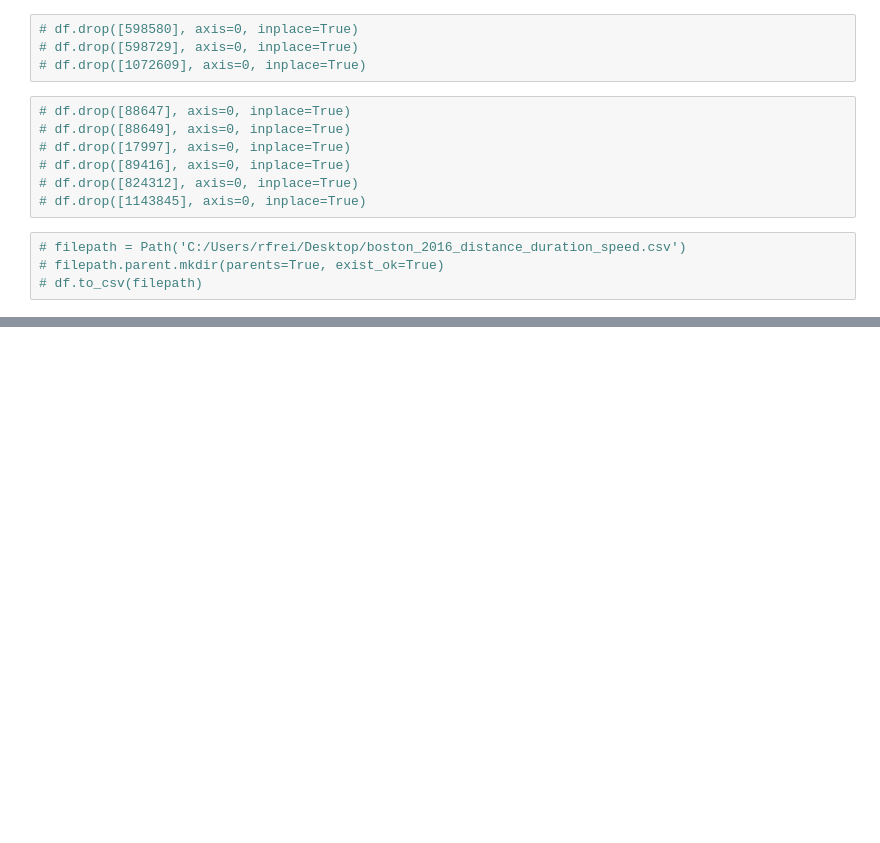
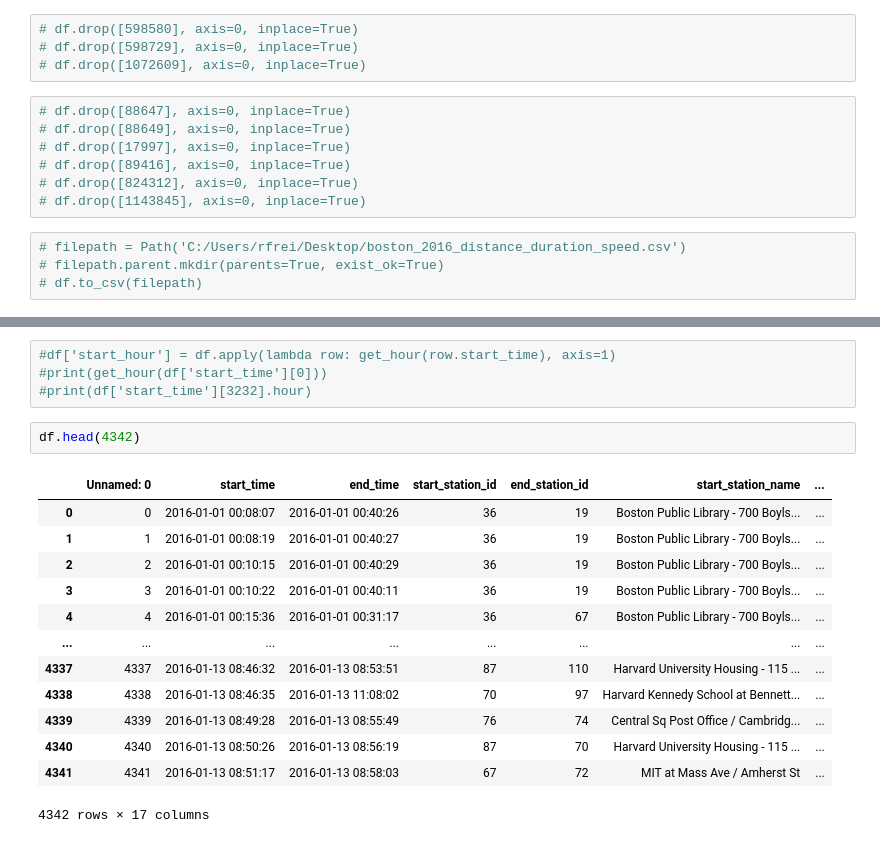
Before and after one commit to renefreitag/Data_Vipers, a Jupyter notebook: CBA/daniel_CBA.ipynb, the cells around one changed output, grey strips where cells are left out. Saved outputs shown, nothing was run; the diff lists cells and outputs as text; blank space fills up the shorter version.

```diff
--- a/CBA/daniel_CBA.ipynb
+++ b/CBA/daniel_CBA.ipynb
@@ -170,0 +215,20 @@ df.head()
+# %%
+#df['start_hour'] = df.apply(lambda row: get_hour(row.start_time), axis=1)
+#print(get_hour(df['start_time'][0]))
+#print(df['start_time'][3232].hour)
+# %%
+df.head(4342)
+# %% [output]
+|  | Unnamed: 0 | start_time | end_time | start_station_id | end_station_id | start_station_name | ... |
+| 0 | 0 | 2016-01-01 00:08:07 | 2016-01-01 00:40:26 | 36 | 19 | Boston Public Library - 700 Boyls... | ... |
+| 1 | 1 | 2016-01-01 00:08:19 | 2016-01-01 00:40:27 | 36 | 19 | Boston Public Library - 700 Boyls... | ... |
+| 2 | 2 | 2016-01-01 00:10:15 | 2016-01-01 00:40:29 | 36 | 19 | Boston Public Library - 700 Boyls... | ... |
+| 3 | 3 | 2016-01-01 00:10:22 | 2016-01-01 00:40:11 | 36 | 19 | Boston Public Library - 700 Boyls... | ... |
+| 4 | 4 | 2016-01-01 00:15:36 | 2016-01-01 00:31:17 | 36 | 67 | Boston Public Library - 700 Boyls... | ... |
+| ... | ... | ... | ... | ... | ... | ... | ... |
+| 4337 | 4337 | 2016-01-13 08:46:32 | 2016-01-13 08:53:51 | 87 | 110 | Harvard University Housing - 115 ... | ... |
+| 4338 | 4338 | 2016-01-13 08:46:35 | 2016-01-13 11:08:02 | 70 | 97 | Harvard Kennedy School at Bennett... | ... |
+| 4339 | 4339 | 2016-01-13 08:49:28 | 2016-01-13 08:55:49 | 76 | 74 | Central Sq Post Office / Cambridg... | ... |
+| 4340 | 4340 | 2016-01-13 08:50:26 | 2016-01-13 08:56:19 | 87 | 70 | Harvard University Housing - 115 ... | ... |
+| 4341 | 4341 | 2016-01-13 08:51:17 | 2016-01-13 08:58:03 | 67 | 72 | MIT at Mass Ave / Amherst St | ... |
+4342 rows × 17 columns
```
Also changed, not shown: parts of 10 cells of this notebook.
